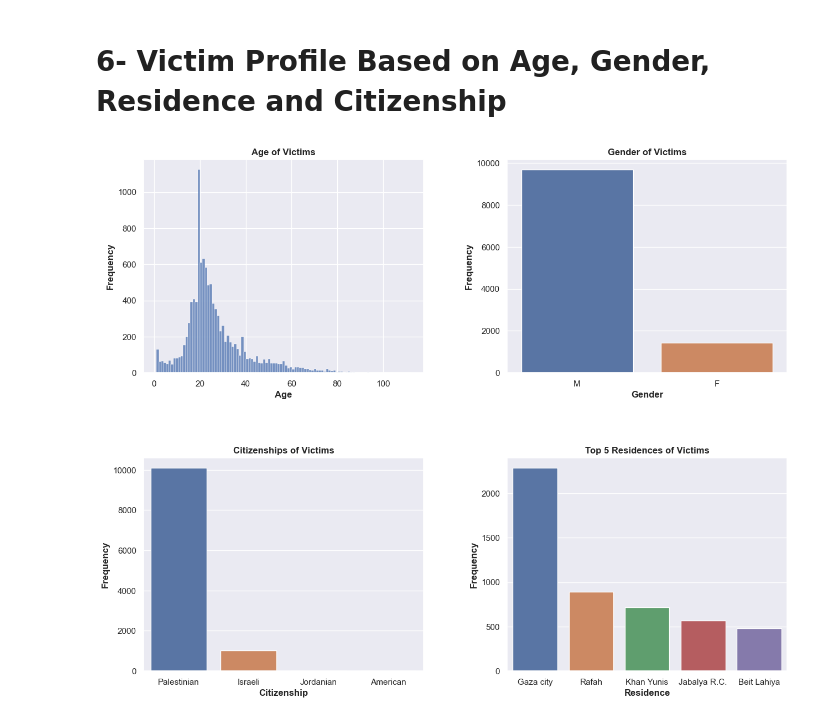
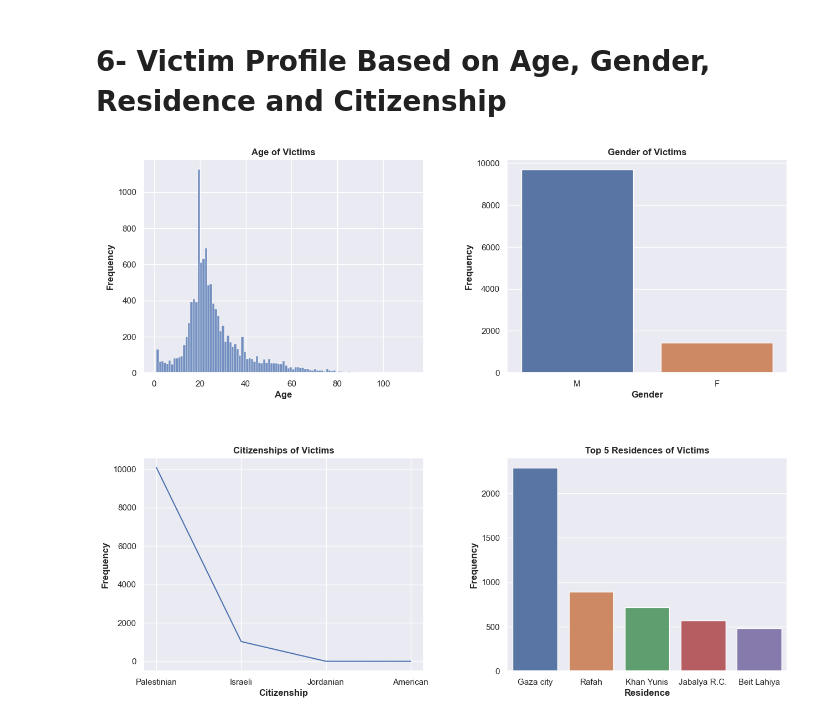
Before and after one commit to Samihassan686/Data-Analysis, a Jupyter notebook: f200263_7C_A4.ipynb, the cells around one changed output. Cells and saved outputs as stored; diff of their text form; code cells hidden in the pictures.

```diff
--- a/f200263_7C_A4.ipynb
+++ b/f200263_7C_A4.ipynb
@@ -207,32 +207,32 @@ num_bins = int(np.sqrt(df['age'].size))
 plt.subplot(2, 2, 1) #1st subplot
 sns.histplot(df['age'], bins=num_bins)
 plt.title('Age of Victims', fontweight="bold")
 plt.xlabel('Age', fontweight="bold")
 plt.ylabel('Frequency', fontweight="bold")
 
 # Gender distribution plot
 plt.subplot(2, 2, 2)  #2nd subplot
 sns.barplot(x=gender.index, y=gender.values, palette="deep")
 plt.title('Gender of Victims', fontweight="bold")
 plt.xlabel('Gender', fontweight="bold")
 plt.ylabel('Frequency', fontweight="bold")
 
 # Citizenship distribution plot
 plt.subplot(2, 2, 3)  #3rd subplot
-sns.barplot(x=citizenship.index, y=citizenship.values, palette="deep")
+sns.lineplot(x=citizenship.index, y=citizenship.values, palette="deep")
 #plt.bar(citizenship.index, citizenship.values, color='red')
 plt.title('Citizenships of Victims', fontweight="bold")
 plt.xlabel('Citizenship', fontweight="bold")
 plt.ylabel('Frequency', fontweight="bold")
 
 # Top 5 places of residence distribution plot
 plt.subplot(2, 2, 4)  #4th subplot
 sns.barplot(x=residence.index, y=residence.values, palette="deep")
 plt.title('Top 5 Residences of Victims', fontweight="bold")
 plt.xlabel('Residence', fontweight="bold")
 plt.ylabel('Frequency', fontweight="bold")
 
 plt.subplots_adjust(wspace=0.3, hspace=0.4)
 plt.show()
 # %% [output]
-[figure, old version]
+[figure, new version]
```
